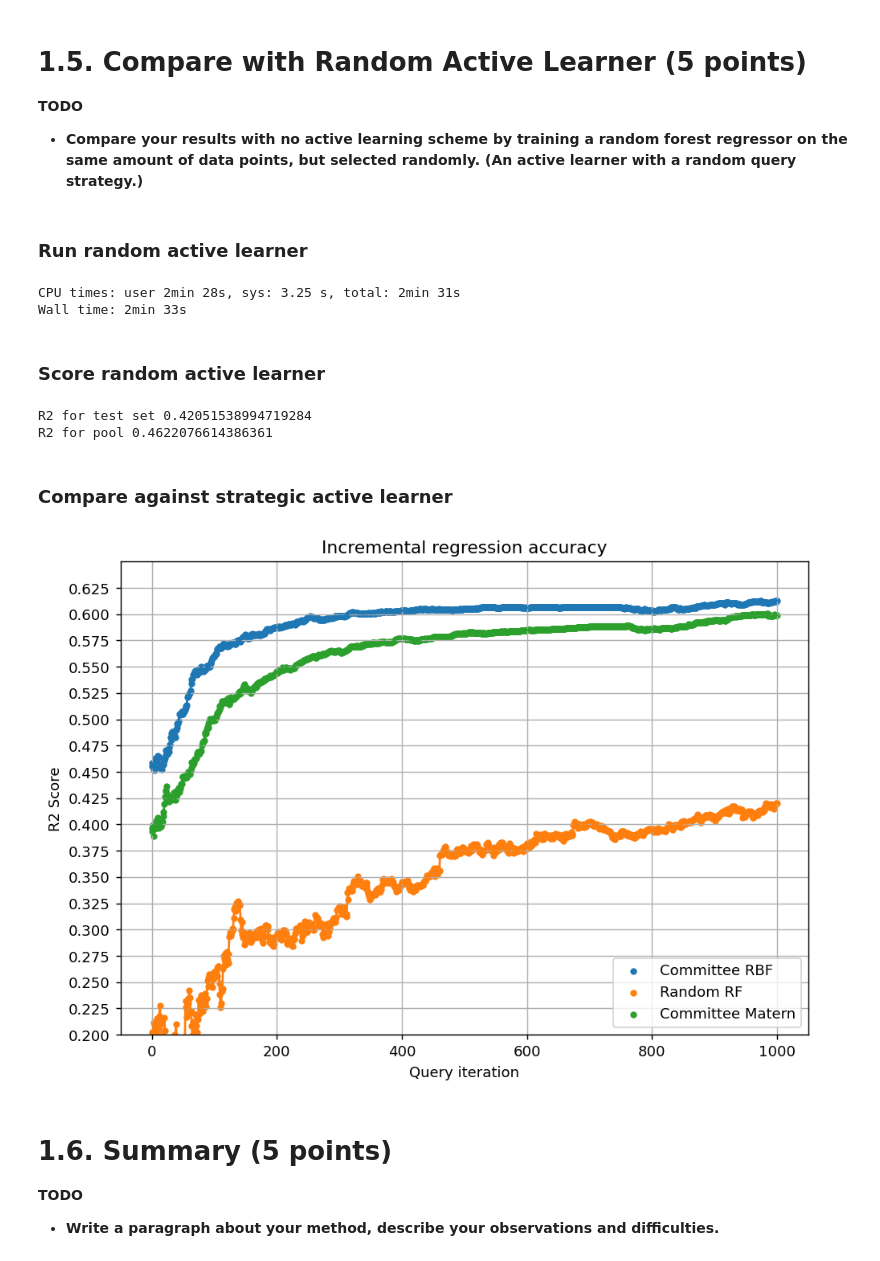
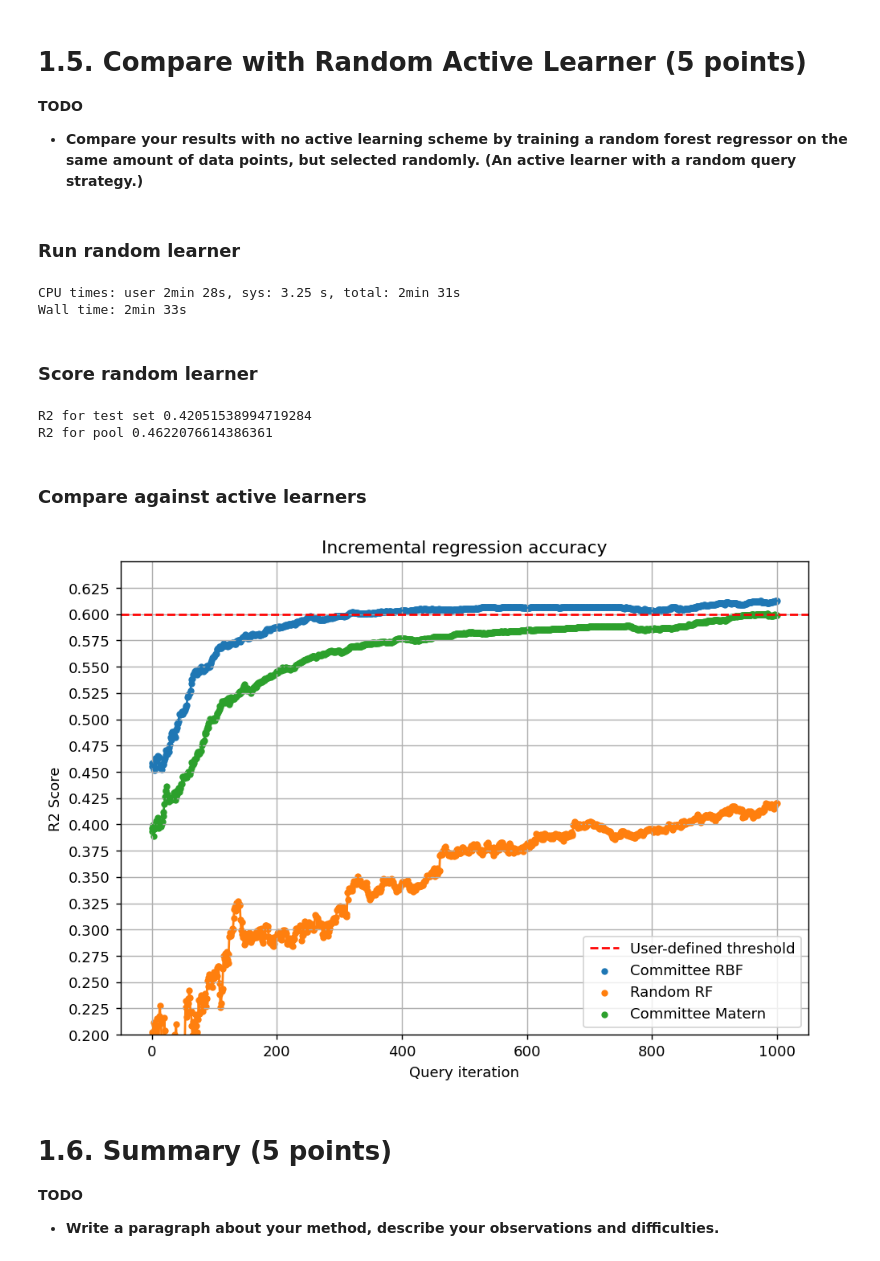
Before and after one commit to ryanquinnnelson/CMU-02750-Peptide-Design-using-Bayesian-Optimization, a Jupyter notebook: HW3q1_ryann.ipynb, the cells around one changed output. Saved outputs shown, nothing was run; the diff lists cells and outputs as text; code cells hidden in the pictures.

```diff
--- a/HW3q1_ryann.ipynb
+++ b/HW3q1_ryann.ipynb
@@ -282,6 +259,6 @@ def random_query(learner, X):
     query_idx = np.random.choice(range(n_samples))
     return query_idx, X[query_idx]
 # %% [markdown]
-### Run random active learner
+### Run random learner
 # %%
 %%time
@@ -313,7 +291,7 @@ history_rand = al.run_and_score_active_learner_regression(regressor, X_pool_rand
 CPU times: user 2min 28s, sys: 3.25 s, total: 2min 31s
 Wall time: 2min 33s
 # %% [markdown]
-### Score random active learner
+### Score random learner
 # %%
 # score the final model
 
@@ -327,32 +305,33 @@ print("R2 for pool",r2_pool)
 R2 for test set 0.42051538994719284
 R2 for pool 0.4622076614386361
 # %% [markdown]
-### Compare against strategic active learner
+### Compare against active learners
 # %%
 # compare the two results
 fig, ax = plt.subplots(figsize=(8.5, 6), dpi=130)
 
 ax.plot(history_rbf)
 ax.scatter(range(len(history_rbf)), history_rbf, s=13, label = 'Committee RBF')
 
 ax.plot(history_rand)
 ax.scatter(range(len(history_rand)), history_rand, s=13, label = 'Random RF')
 
 ax.plot(history_mat)
 ax.scatter(range(len(history_mat)), history_mat, s=13, label = 'Committee Matern')
 
 ax.grid(True)
 
 ax.set_title('Incremental regression accuracy')
 ax.set_xlabel('Query iteration')
 ax.set_ylabel('R2 Score')
 ax.set_ylim([0.2,.65])
+ax.axhline(y=0.6, color='red', linestyle='--', label='User-defined threshold')
 
 ax.legend()
 plt.yticks(np.arange(.2, 0.65, step=0.025))
 plt.show()
 # %% [output]
-[figure, old version]
+[figure, new version]
 # %% [markdown]
 # 1.6. Summary (5 points)
 **TODO**
```
Also changed, not shown: parts of 15 cells of this notebook.
